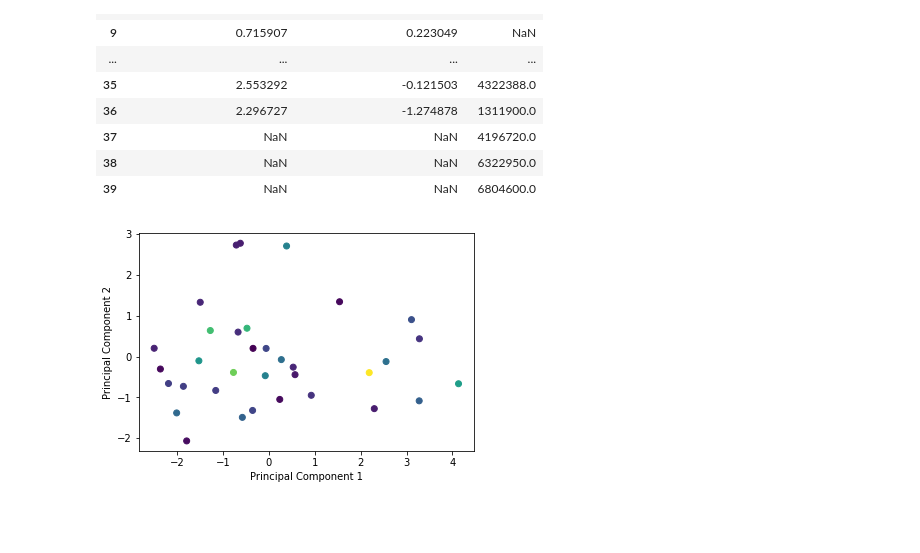
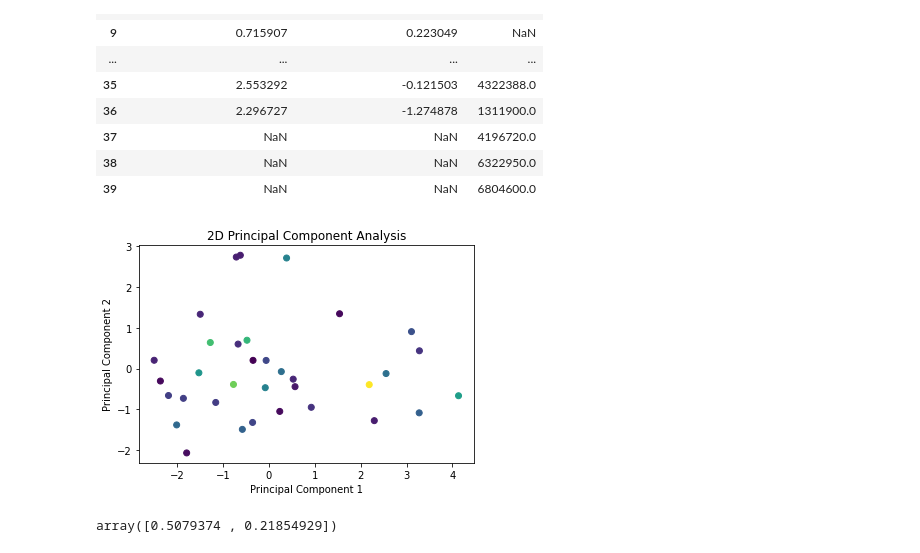
Before and after one commit to TheLittlePrincess/Final_project, a Jupyter notebook: ML_rough_PCA_model.ipynb, the cells around one changed output. Cells and saved outputs as stored; diff of their text form; code cells hidden in the pictures; blank space fills up the shorter version.

Commit message:
Added variance ratio

```diff
--- a/ML_rough_PCA_model.ipynb
+++ b/ML_rough_PCA_model.ipynb
@@ -109,8 +109,9 @@ final_df
 # %%
 # Plot two-dimensional data from PCA analysis
 plt.scatter(final_df.PRINCIPAL_COMPONENT_1, final_df.PRINCIPAL_COMPONENT_2, c=final_df.load_weight)
 plt.xlabel('Principal Component 1')
 plt.ylabel('Principal Component 2')
+plt.title("2D Principal Component Analysis")
 plt.show()
 # %% [output]
-[figure, old version]
+[figure, new version]
@@ -142,0 +118,4 @@ plt.show()
+# %%
+pca.explained_variance_ratio_
+# %% [output]
+array([0.5079374 , 0.21854929])
```
Also changed, not shown: parts of 1 cell of this notebook.
